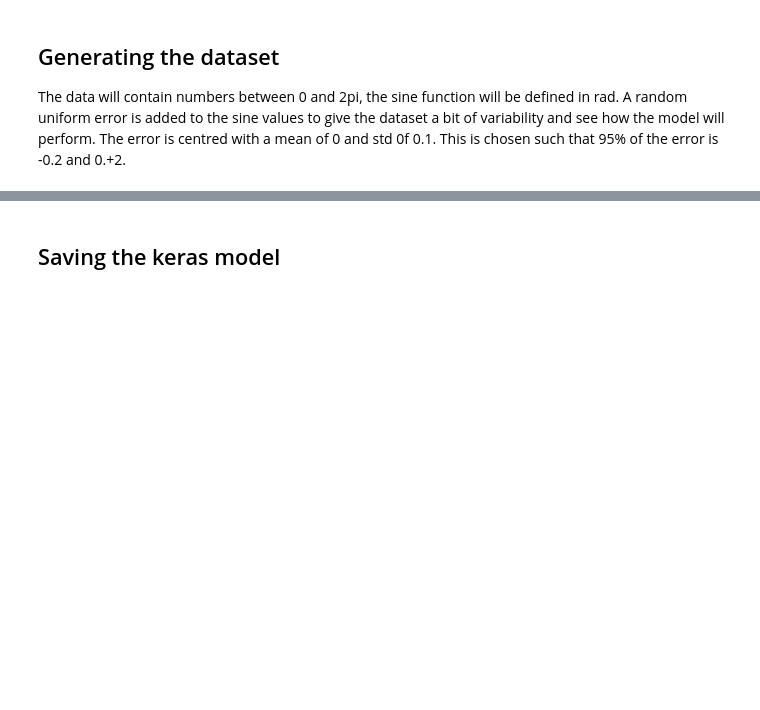
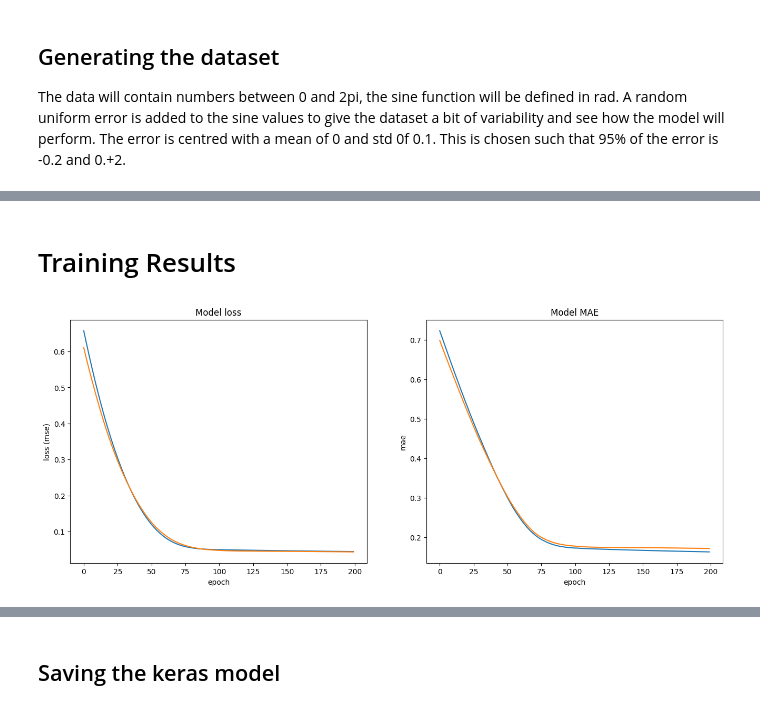
Before and after one commit to Paakallo/ML_Filter, a Jupyter notebook: train.ipynb, the cells around one changed output, grey strips where cells are left out. Drawn from its saved outputs; the diff is of its cells as text; code cells hidden in the pictures; blank space fills up the shorter version.

```diff
--- a/train.ipynb
+++ b/train.ipynb
@@ -109,0 +152,21 @@ np.float64(0.24835707650561634)
+# %% [markdown]
+# Training Results
+# %%
+fig, axes = plt.subplots( 1, 2, figsize=(16,6))
+
+axes[0].plot(history.history["loss"], label="training_loss")
+axes[0].plot(history.history["val_loss"], label="validation_loss")
+axes[0].set_title("Model loss")
+axes[0].set_xlabel("epoch")
+axes[0].set_ylabel("loss (mse)")
+
+axes[1].plot(history.history["mae"], label="training_mae")
+axes[1].plot(history.history["val_mae"], label="validation_loss")
+axes[1].set_title("Model MAE")
+axes[1].set_xlabel("epoch")
+axes[1].set_ylabel("mae")
+
+plt.savefig(f'results/{model_name}_training.png')
+plt.show()
+# %% [output]
+[figure, added]
```
Also changed, not shown: parts of 23 cells of this notebook, 1 other file.
